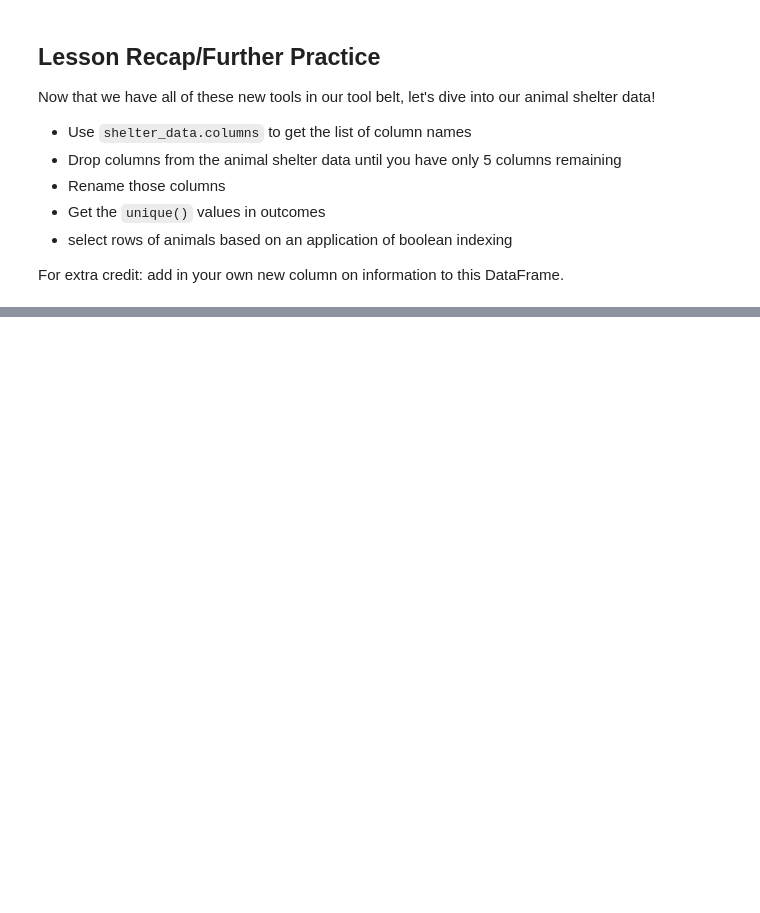
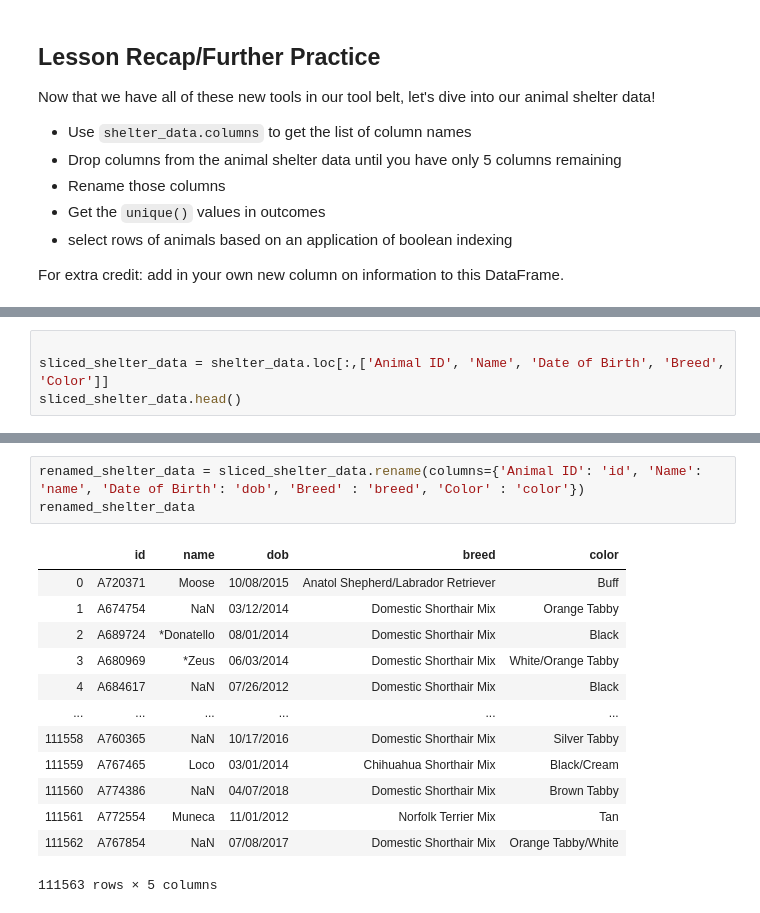
Before and after one commit to anupjsebastian/utilizing-libraries_HTX-DS-111819, a Jupyter notebook: intro_to_libraries_numpy_and_pandas.ipynb, the cells around one changed output, grey strips where cells are left out. Cells and saved outputs as stored; diff of their text form; blank space fills up the shorter version.

```diff
--- a/intro_to_libraries_numpy_and_pandas.ipynb
+++ b/intro_to_libraries_numpy_and_pandas.ipynb
@@ -719,0 +725,4 @@ For extra credit: add in your own new column on information to this DataFrame.
+# %%
+
+sliced_shelter_data = shelter_data.loc[:,['Animal ID', 'Name', 'Date of Birth', 'Breed', 'Color']]
+sliced_shelter_data.head()
@@ -719,0 +736,17 @@ For extra credit: add in your own new column on information to this DataFrame.
+# %%
+renamed_shelter_data = sliced_shelter_data.rename(columns={'Animal ID': 'id', 'Name': 'name', 'Date of Birth': 'dob', 'Breed' : 'breed', 'Color' : 'color'})
+renamed_shelter_data
+# %% [output]
+|  | id | name | dob | breed | color |
+| 0 | A720371 | Moose | 10/08/2015 | Anatol Shepherd/Labrador Retriever | Buff |
+| 1 | A674754 | NaN | 03/12/2014 | Domestic Shorthair Mix | Orange Tabby |
+| 2 | A689724 | *Donatello | 08/01/2014 | Domestic Shorthair Mix | Black |
+| 3 | A680969 | *Zeus | 06/03/2014 | Domestic Shorthair Mix | White/Orange Tabby |
+| 4 | A684617 | NaN | 07/26/2012 | Domestic Shorthair Mix | Black |
+| ... | ... | ... | ... | ... | ... |
+| 111558 | A760365 | NaN | 10/17/2016 | Domestic Shorthair Mix | Silver Tabby |
+| 111559 | A767465 | Loco | 03/01/2014 | Chihuahua Shorthair Mix | Black/Cream |
+| 111560 | A774386 | NaN | 04/07/2018 | Domestic Shorthair Mix | Brown Tabby |
+| 111561 | A772554 | Muneca | 11/01/2012 | Norfolk Terrier Mix | Tan |
+| 111562 | A767854 | NaN | 07/08/2017 | Domestic Shorthair Mix | Orange Tabby/White |
+111563 rows × 5 columns
```
Also changed, not shown: parts of 7 cells of this notebook.
